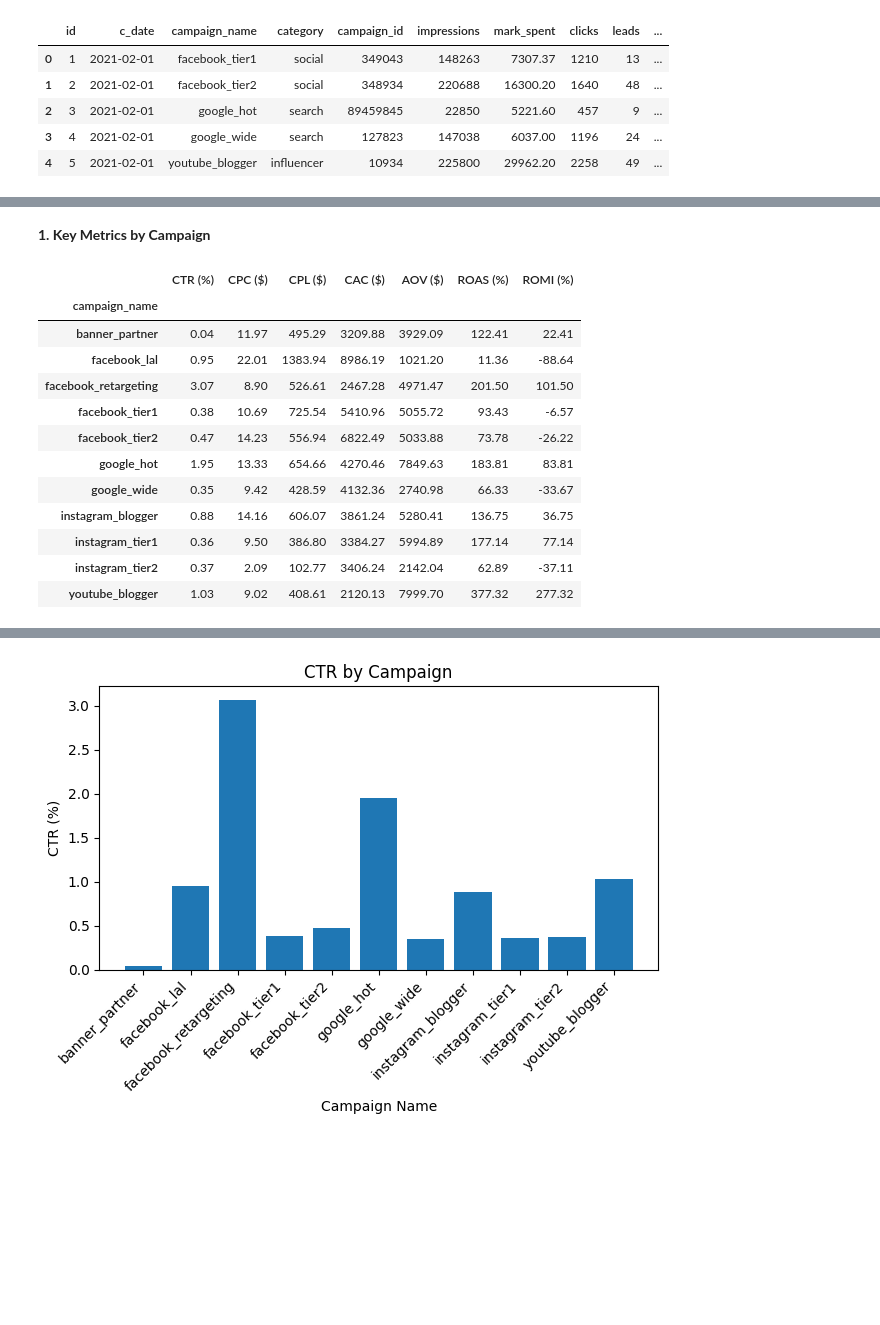
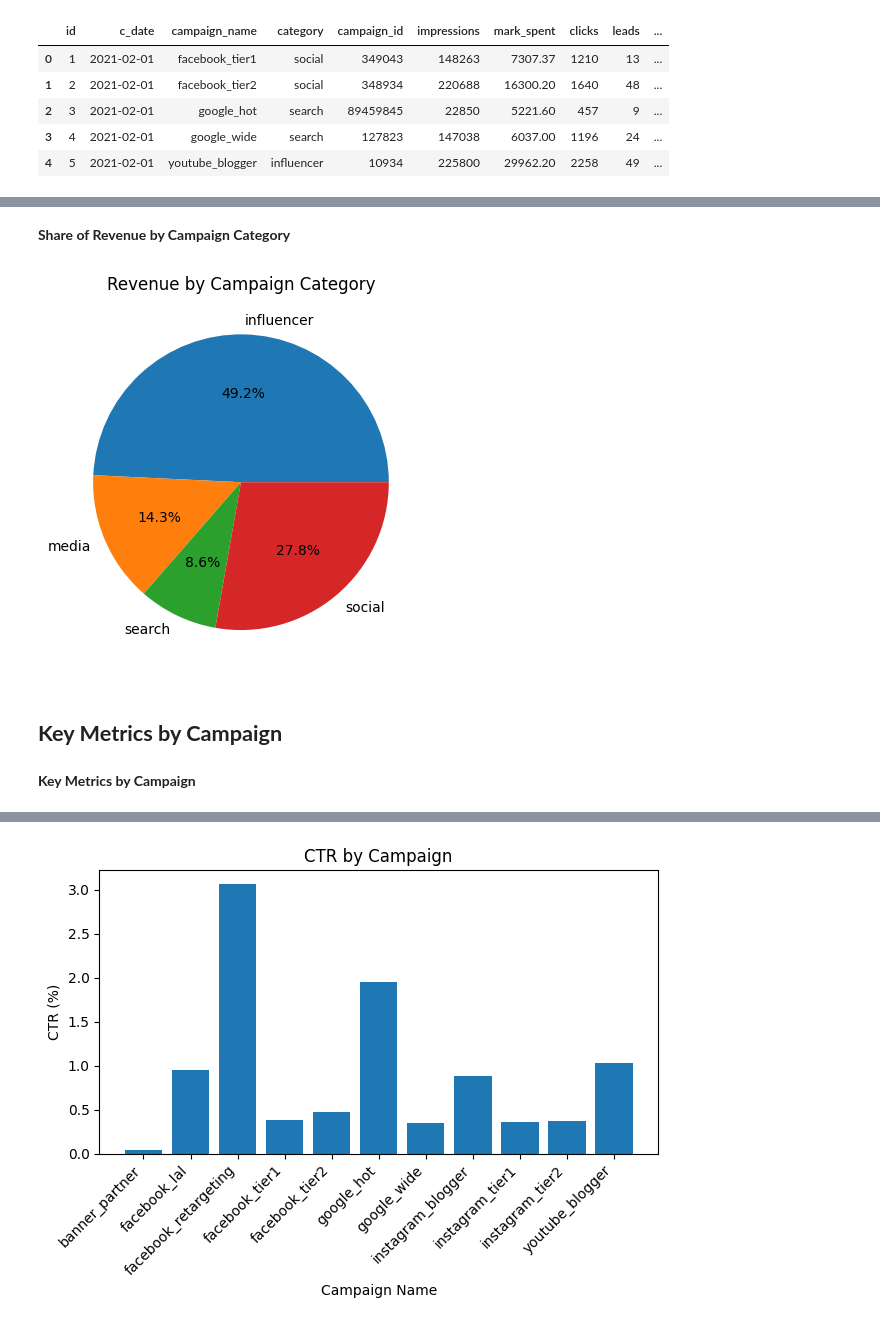
Before and after one commit to cloeyeons/Google-Ads-Simulation, a Jupyter notebook: google-ads-campaign.ipynb, the cells around one changed output, grey strips where cells are left out. Drawn from its saved outputs; the diff is of its cells as text; code cells hidden in the pictures; blank space fills up the shorter version.

```diff
--- a/google-ads-campaign.ipynb
+++ b/google-ads-campaign.ipynb
@@ -41,38 +79,14 @@ camp.head()
+# %% [markdown]
+**Share of Revenue by Campaign Category**
+# %%
+rev_cat = camp.groupby('category')['revenue'].sum()
+plt.figure()
+plt.pie(rev_cat, labels = spent_cat.index, autopct='%1.1f%%')
+plt.title('Revenue by Campaign Category')
+plt.show()
+# %% [output]
+[figure, added]
 # %% [markdown]
-**1. Key Metrics by Campaign**
+## **Key Metrics by Campaign**
-# %%
-# Key Metrics by Campaign
-camp_met = camp.groupby('campaign_name').agg({
-    'impressions': 'sum',
-    'clicks': 'sum',
-    'mark_spent': 'sum',
-    'leads': 'sum',
-    'orders': 'sum',
-    'revenue': 'sum',
-})
-
-camp_met['CTR (%)'] = (camp_met['clicks'] / camp_met['impressions'] * 100).round(2)
-camp_met['CPC ($)'] = (camp_met['mark_spent'] / camp_met['clicks']).round(2)
-camp_met['CPL ($)'] = (camp_met['mark_spent'] / camp_met['leads']).round(2)
-camp_met['CAC ($)'] = (camp_met['mark_spent'] / camp_met['orders']).round(2)
-camp_met['AOV ($)'] = (camp_met['revenue'] / camp_met['orders']).round(2)
-camp_met['ROAS (%)'] = (camp_met['revenue'] / camp_met['mark_spent'] * 100).round(2)
-camp_met['ROMI (%)'] = ((camp_met['revenue'] - camp_met['mark_spent']) / camp_met['mark_spent'] * 100).round(2)
-
-cols = ['CTR (%)', 'CPC ($)', 'CPL ($)', 'CAC ($)', 'AOV ($)','ROAS (%)', 'ROMI (%)']
-camp_met_sum = camp_met[cols]
-camp_met_sum
-# %% [output]
-|  | CTR (%) | CPC ($) | CPL ($) | CAC ($) | AOV ($) | ROAS (%) | ROMI (%) |
-| campaign_name |  |  |  |  |  |  |  |
-| banner_partner | 0.04 | 11.97 | 495.29 | 3209.88 | 3929.09 | 122.41 | 22.41 |
-| facebook_lal | 0.95 | 22.01 | 1383.94 | 8986.19 | 1021.20 | 11.36 | -88.64 |
-| facebook_retargeting | 3.07 | 8.90 | 526.61 | 2467.28 | 4971.47 | 201.50 | 101.50 |
-| facebook_tier1 | 0.38 | 10.69 | 725.54 | 5410.96 | 5055.72 | 93.43 | -6.57 |
-| facebook_tier2 | 0.47 | 14.23 | 556.94 | 6822.49 | 5033.88 | 73.78 | -26.22 |
-| google_hot | 1.95 | 13.33 | 654.66 | 4270.46 | 7849.63 | 183.81 | 83.81 |
-| google_wide | 0.35 | 9.42 | 428.59 | 4132.36 | 2740.98 | 66.33 | -33.67 |
-| instagram_blogger | 0.88 | 14.16 | 606.07 | 3861.24 | 5280.41 | 136.75 | 36.75 |
-| instagram_tier1 | 0.36 | 9.50 | 386.80 | 3384.27 | 5994.89 | 177.14 | 77.14 |
-| instagram_tier2 | 0.37 | 2.09 | 102.77 | 3406.24 | 2142.04 | 62.89 | -37.11 |
-| youtube_blogger | 1.03 | 9.02 | 408.61 | 2120.13 | 7999.70 | 377.32 | 277.32 |
+# %% [markdown]
+**Key Metrics by Campaign**
```
Also changed, not shown: parts of 18 cells of this notebook.
